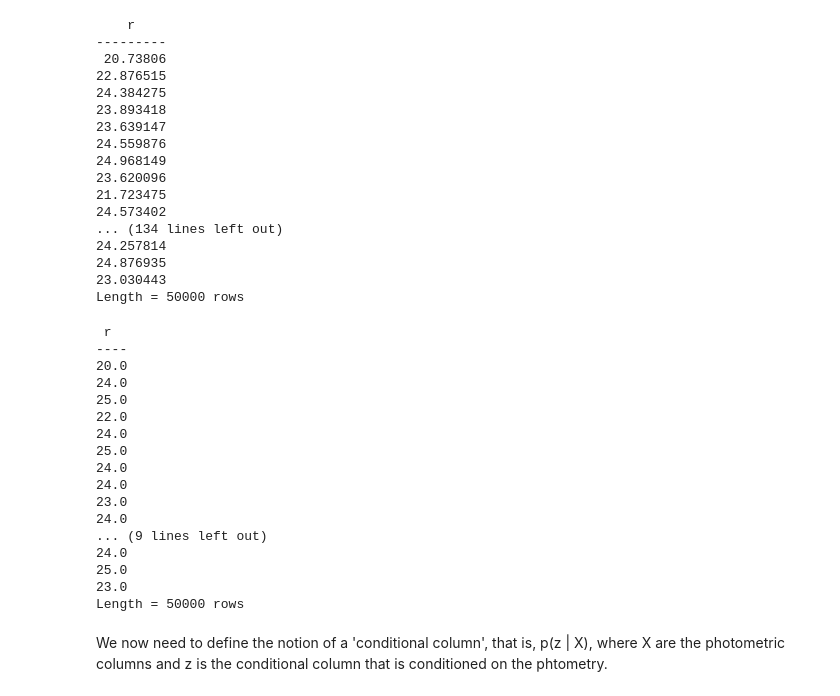
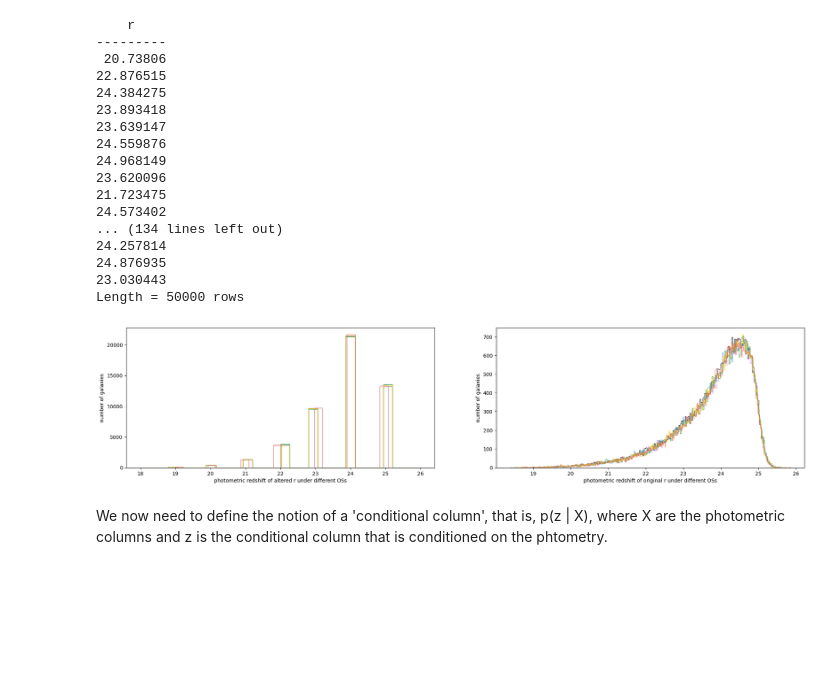
Before and after one commit to Rachel-0420/TLM-Continuous-Data, a Jupyter notebook: Example_TLM.ipynb, the cells around one changed output. Cells and saved outputs as stored; diff of their text form; code cells hidden in the pictures; blank space fills up the shorter version.

Commit message:
plotted the rounded data for r-filter and compared it with original data from the r-filter

```diff
--- a/Example_TLM.ipynb
+++ b/Example_TLM.ipynb
@@ -411,37 +411,32 @@ Length = 50000 rows
 # %%
 # Discrete case for filter r
 
 import copy
-for
-add_col = copy.copy(phot_cats[which_os]['r'])
-for num in range(len(add_col)):
-  add_col[num] = round(add_col[num])
-print(add_col)
 
+org_cols = []
+add_cols = []
 for which_os in available_os:
-  hist(phot_cats[which_os][''], alpha=0.75, histtype="step",
-  label=os_names[which_os], density = False, bins = 300)
-  xlabel('photometric redshift of ' + name + ' under ' + which_os)
-  ylabel('number of galaxies')
-  plt.show()
+
+  add_col = copy.copy(phot_cats[which_os]['r'])
+  org_cols.append(phot_cats[which_os]['r'])
+  for num in range(len(add_col)):
+    add_col[num] = round(add_col[num])
+  add_cols.append(add_col)
+
+fig, ax = plt.subplots(1,2, figsize=(24,5), sharey=False)
+
+for ind in range(len(add_cols)):
+  ax[0].hist(add_cols[ind], alpha=0.75, histtype="step",
+  label=names_phot[ind], density = False, bins=30, color=os_colors[available_os[ind]])
+  ax[1].hist(org_cols[ind], alpha=0.75, histtype="step",
+  label=names_phot[ind], density = False, bins=300, color=os_colors[available_os[ind]])
+  ax[0].set_xlabel('photometric redshift of altered r under different OSs')
+  ax[0].set_ylabel('number of galaxies')
+  ax[1].set_xlabel('photometric redshift of original r under different OSs')
+  ax[1].set_ylabel('number of galaxies')
+plt.show()
 # %% [output]
- r
-----
-20.0
-24.0
-25.0
-22.0
-24.0
-25.0
-24.0
-24.0
-23.0
-24.0
-... (9 lines left out)
-24.0
-25.0
-23.0
-Length = 50000 rows
+[figure, added]
 # %% [markdown]
 We now need to define the notion of a 'conditional column', that is, p(z | X), where X are the photometric columns and z is the conditional column that is conditioned on the phtometry.
 # %%
```
